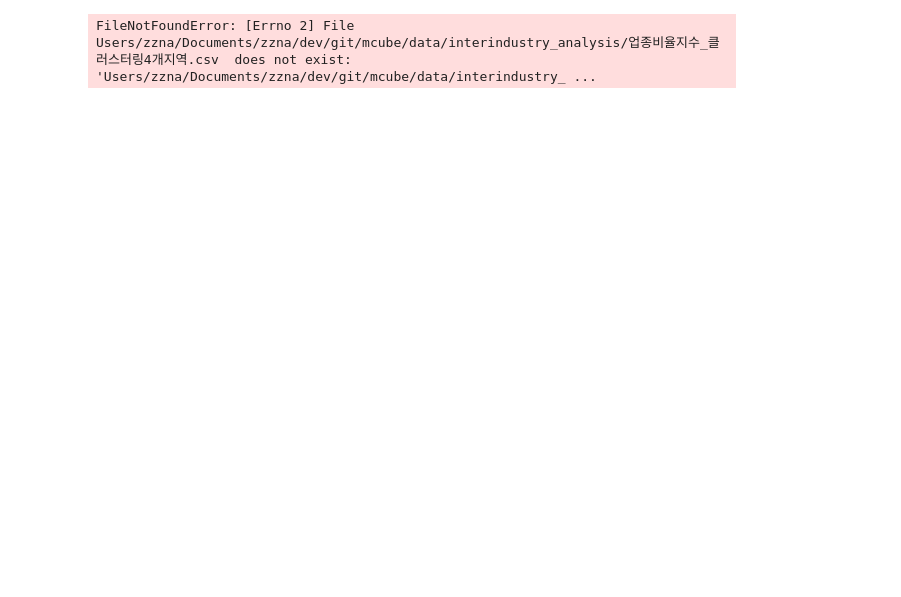
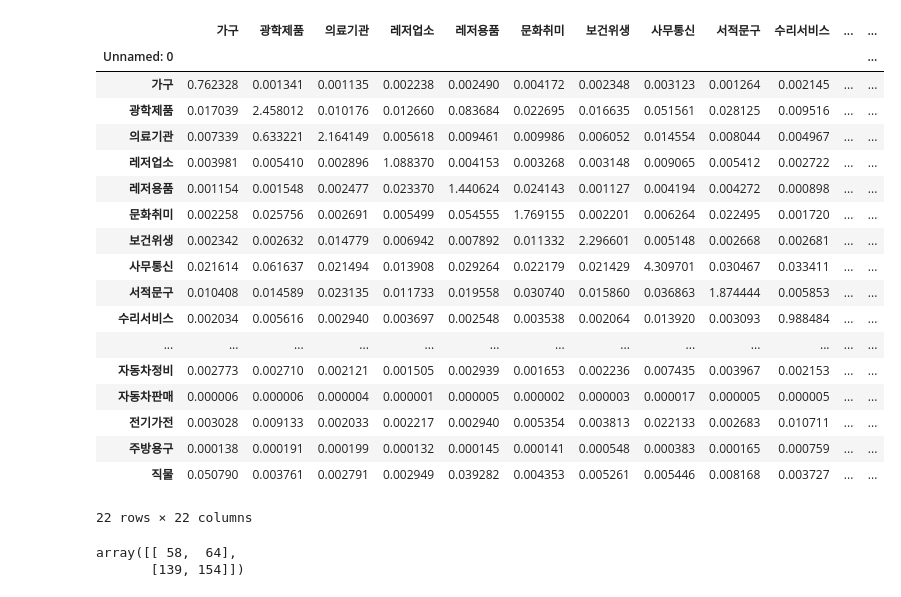
Before and after one commit to leechungpa/mcube, a Jupyter notebook: code/interindustry_analysis/경기 지역별 업종별 부가가치유발계수.ipynb, the cells around one changed output. Cells and saved outputs as stored; diff of their text form; code cells hidden in the pictures; blank space fills up the shorter version.

Commit message:
경기 지역별 업종별 최종 부가가치유발계수

```diff
--- a/code/interindustry_analysis/경기 지역별 업종별 부가가치유발계수.ipynb
+++ b/code/interindustry_analysis/경기 지역별 업종별 부가가치유발계수.ipynb
@@ -8,5 +8,37 @@ import matplotlib.pyplot as plt
-# %%
-gg = pd.read_csv \
-('Users/zzna/Documents/zzna/dev/git/mcube/data/interindustry_analysis/업종비율지수_클러스터링4개지역.csv ')
-# %% [output]
-FileNotFoundError: [Errno 2] File Users/zzna/Documents/zzna/dev/git/mcube/data/interindustry_analysis/업종비율지수_클러스터링4개지역.csv  does not exist: 'Users/zzna/Documents/zzna/dev/git/mcube/data/interindustry_ ...
+# %%
+gg = pd.read_csv \
+('../../data/interindustry_analysis/업종비율지수_경기지역전체.csv')
+vaic = pd.read_excel('../../data/interindustry_analysis/부가가치유발계수_표준_업종.xlsx', \
+                        sheet_name='산업연관표_표준행렬_부가가치유발계수')
+# %%
+gg = gg.set_index('업종')
+vaic = vaic.set_index('Unnamed: 0')
+# %%
+vaic
+# %% [output]
+|  | 가구 | 광학제품 | 의료기관 | 레저업소 | 레저용품 | 문화취미 | 보건위생 | 사무통신 | 서적문구 | 수리서비스 | ... | ... |
+| Unnamed: 0 |  |  |  |  |  |  |  |  |  |  |  | ... |
+| 가구 | 0.762328 | 0.001341 | 0.001135 | 0.002238 | 0.002490 | 0.004172 | 0.002348 | 0.003123 | 0.001264 | 0.002145 | ... | ... |
+| 광학제품 | 0.017039 | 2.458012 | 0.010176 | 0.012660 | 0.083684 | 0.022695 | 0.016635 | 0.051561 | 0.028125 | 0.009516 | ... | ... |
+| 의료기관 | 0.007339 | 0.633221 | 2.164149 | 0.005618 | 0.009461 | 0.009986 | 0.006052 | 0.014554 | 0.008044 | 0.004967 | ... | ... |
+| 레저업소 | 0.003981 | 0.005410 | 0.002896 | 1.088370 | 0.004153 | 0.003268 | 0.003148 | 0.009065 | 0.005412 | 0.002722 | ... | ... |
+| 레저용품 | 0.001154 | 0.001548 | 0.002477 | 0.023370 | 1.440624 | 0.024143 | 0.001127 | 0.004194 | 0.004272 | 0.000898 | ... | ... |
+| 문화취미 | 0.002258 | 0.025756 | 0.002691 | 0.005499 | 0.054555 | 1.769155 | 0.002201 | 0.006264 | 0.022495 | 0.001720 | ... | ... |
+| 보건위생 | 0.002342 | 0.002632 | 0.014779 | 0.006942 | 0.007892 | 0.011332 | 2.296601 | 0.005148 | 0.002668 | 0.002681 | ... | ... |
+| 사무통신 | 0.021614 | 0.061637 | 0.021494 | 0.013908 | 0.029264 | 0.022179 | 0.021429 | 4.309701 | 0.030467 | 0.033411 | ... | ... |
+| 서적문구 | 0.010408 | 0.014589 | 0.023135 | 0.011733 | 0.019558 | 0.030740 | 0.015860 | 0.036863 | 1.874444 | 0.005853 | ... | ... |
+| 수리서비스 | 0.002034 | 0.005616 | 0.002940 | 0.003697 | 0.002548 | 0.003538 | 0.002064 | 0.013920 | 0.003093 | 0.988484 | ... | ... |
+| ... | ... | ... | ... | ... | ... | ... | ... | ... | ... | ... | ... | ... |
+| 자동차정비 | 0.002773 | 0.002710 | 0.002121 | 0.001505 | 0.002939 | 0.001653 | 0.002236 | 0.007435 | 0.003967 | 0.002153 | ... | ... |
+| 자동차판매 | 0.000006 | 0.000006 | 0.000004 | 0.000001 | 0.000005 | 0.000002 | 0.000003 | 0.000017 | 0.000005 | 0.000005 | ... | ... |
+| 전기가전 | 0.003028 | 0.009133 | 0.002033 | 0.002217 | 0.002940 | 0.005354 | 0.003813 | 0.022133 | 0.002683 | 0.010711 | ... | ... |
+| 주방용구 | 0.000138 | 0.000191 | 0.000199 | 0.000132 | 0.000145 | 0.000141 | 0.000548 | 0.000383 | 0.000165 | 0.000759 | ... | ... |
+| 직물 | 0.050790 | 0.003761 | 0.002791 | 0.002949 | 0.039282 | 0.004353 | 0.005261 | 0.005446 | 0.008168 | 0.003727 | ... | ... |
+22 rows × 22 columns
+# %%
+aa=np.array([[1,2,3],[4,5,6]])
+bb=np.array([[7,8],[9,10],[11,12]])
+np.dot(aa,bb)
+# %% [output]
+array([[ 58,  64],
+       [139, 154]])
```
Also changed, not shown: parts of 12 cells of this notebook, 1 other file.
